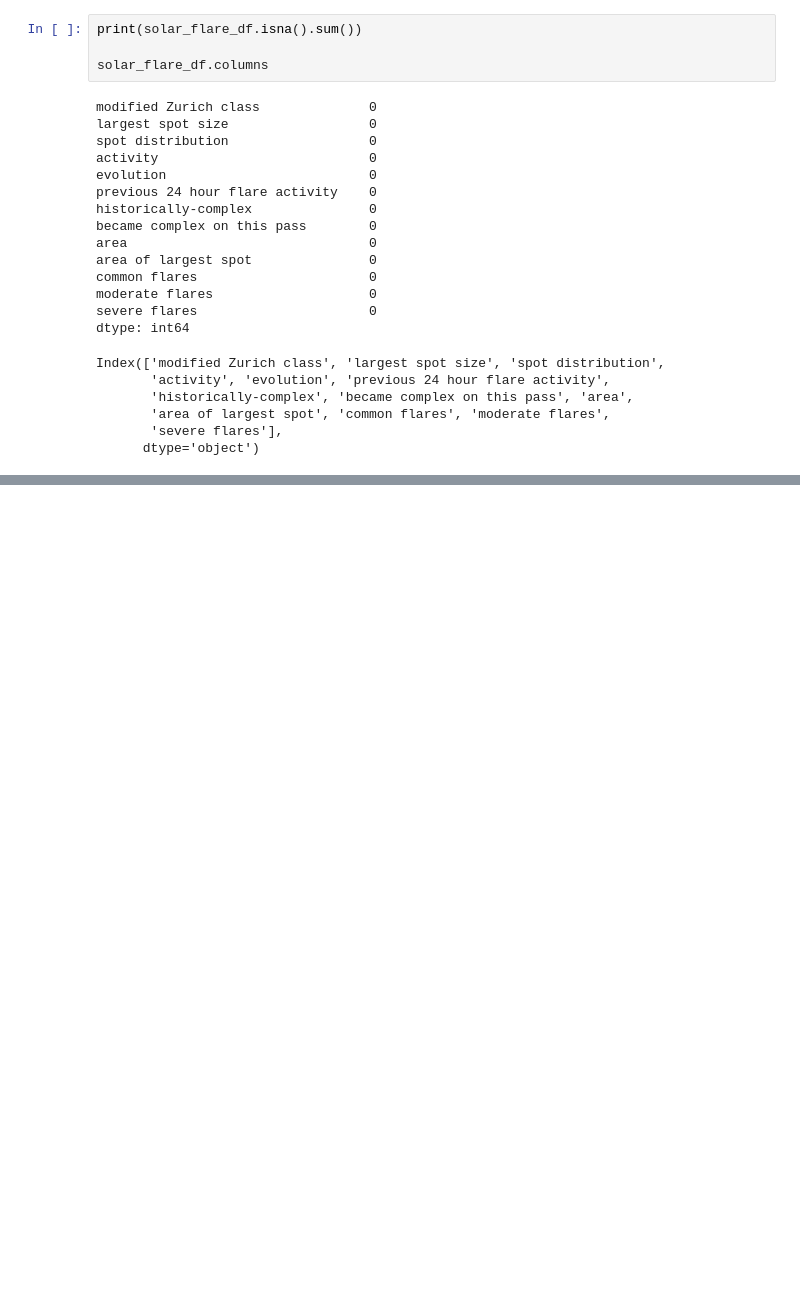
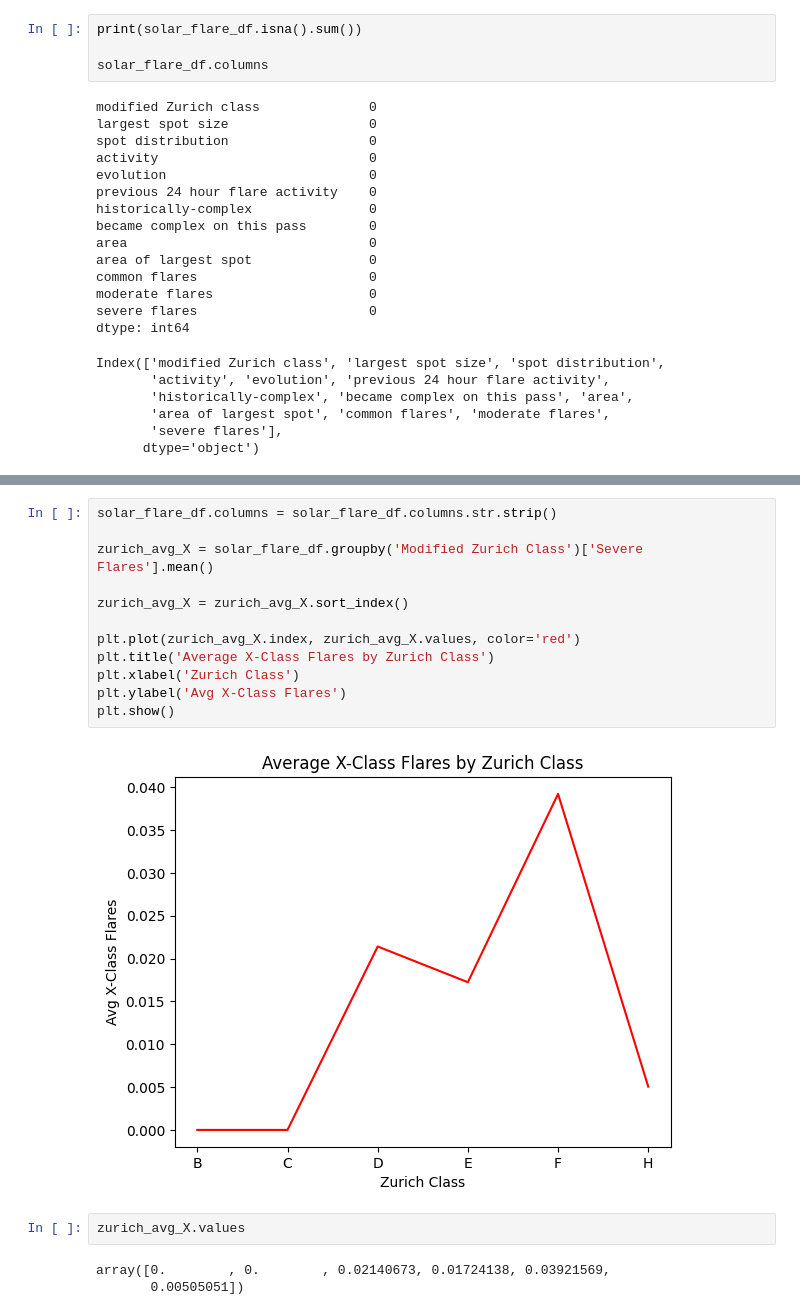
Before and after one commit to ilikecookies112345/DSRP-Project-Mentor-Assignment---Astronomy, a Jupyter notebook: DSRP_Project_&_Mentor_Assignment_Astronomy.ipynb, the cells around one changed output, grey strips where cells are left out. Drawn from its saved outputs; the diff is of its cells as text; blank space fills up the shorter version.

```diff
--- a/DSRP_Project_&_Mentor_Assignment_Astronomy.ipynb
+++ b/DSRP_Project_&_Mentor_Assignment_Astronomy.ipynb
@@ -203,0 +255,19 @@ plt.show()
+# %%
+solar_flare_df.columns = solar_flare_df.columns.str.strip()
+
+zurich_avg_X = solar_flare_df.groupby('Modified Zurich Class')['Severe Flares'].mean()
+
+zurich_avg_X = zurich_avg_X.sort_index()
+
+plt.plot(zurich_avg_X.index, zurich_avg_X.values, color='red')
+plt.title('Average X-Class Flares by Zurich Class')
+plt.xlabel('Zurich Class')
+plt.ylabel('Avg X-Class Flares')
+plt.show()
+# %% [output]
+[figure, added]
+# %%
+zurich_avg_X.values
+# %% [output]
+array([0.        , 0.        , 0.02140673, 0.01724138, 0.03921569,
+       0.00505051])
```
Also changed, not shown: parts of 19 cells of this notebook.
